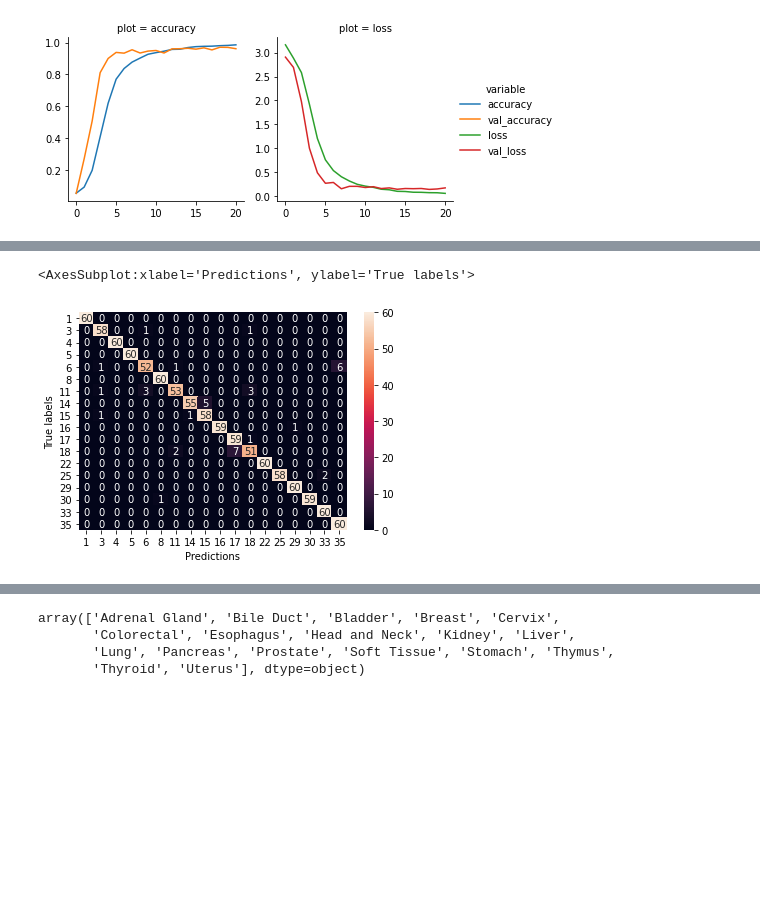
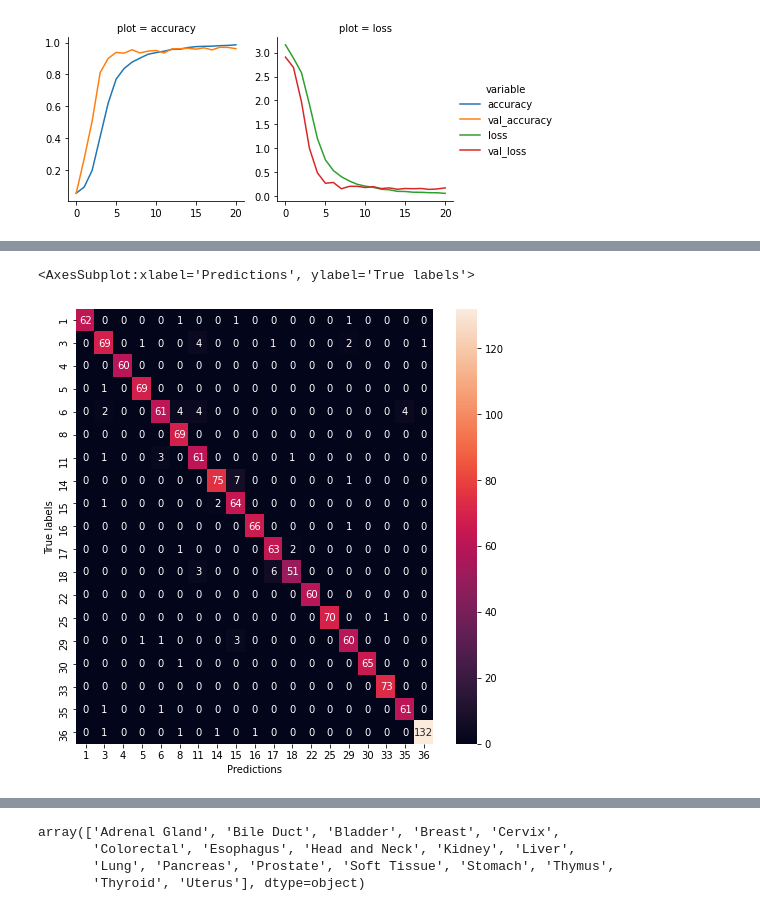
Before and after one commit to RuolinZheng08/cmsc33750-machine-learning-and-cancer, a Jupyter notebook: hw4/hw4_eval.ipynb, the cells around one changed output, grey strips where cells are left out. Cells and saved outputs as stored; diff of their text form; code cells hidden in the pictures; blank space fills up the shorter version.

```diff
--- a/hw4/hw4_eval.ipynb
+++ b/hw4/hw4_eval.ipynb
@@ -35,7 +35,7 @@ from p6_train import construct_vae
 # %%
 # plotting utils
 def plot_confusion_matrix(cf_matrix, labels):
-    ax = sns.heatmap(cf_matrix, annot=True, xticklabels=labels, yticklabels=labels)
+    ax = sns.heatmap(cf_matrix, annot=True, xticklabels=labels, yticklabels=labels, fmt='d')
     ax.set_xlabel('Predictions')
     ax.set_ylabel('True labels')
     return ax
@@ -146,12 +148,13 @@ p2_probs = p2_model.predict(X_test, verbose=0)
 p2_preds = np.argmax(p2_probs, axis=1)
 p2_true_labels = np.argmax(Y_test, axis=1)
 labels = np.union1d(np.unique(p2_preds), np.unique(p2_true_labels))
-cf_matrix = confusion_matrix(true_labels, preds, labels)
+cf_matrix = confusion_matrix(p2_true_labels, p2_preds)
-# %%
-plot_confusion_matrix(cf_matrix, labels)
-# %% [output]
-<AxesSubplot:xlabel='Predictions', ylabel='True labels'>
-[figure, removed]
+# %%
+plt.figure(figsize=(8, 8))
+plot_confusion_matrix(cf_matrix, labels)
+# %% [output]
+<AxesSubplot:xlabel='Predictions', ylabel='True labels'>
+[figure, added]
 # %%
 # epoch on the x-axis
 plot_accu_loss('logs/p2.training.log')
```
Also changed, not shown: parts of 38 cells of this notebook, 1 other file.
